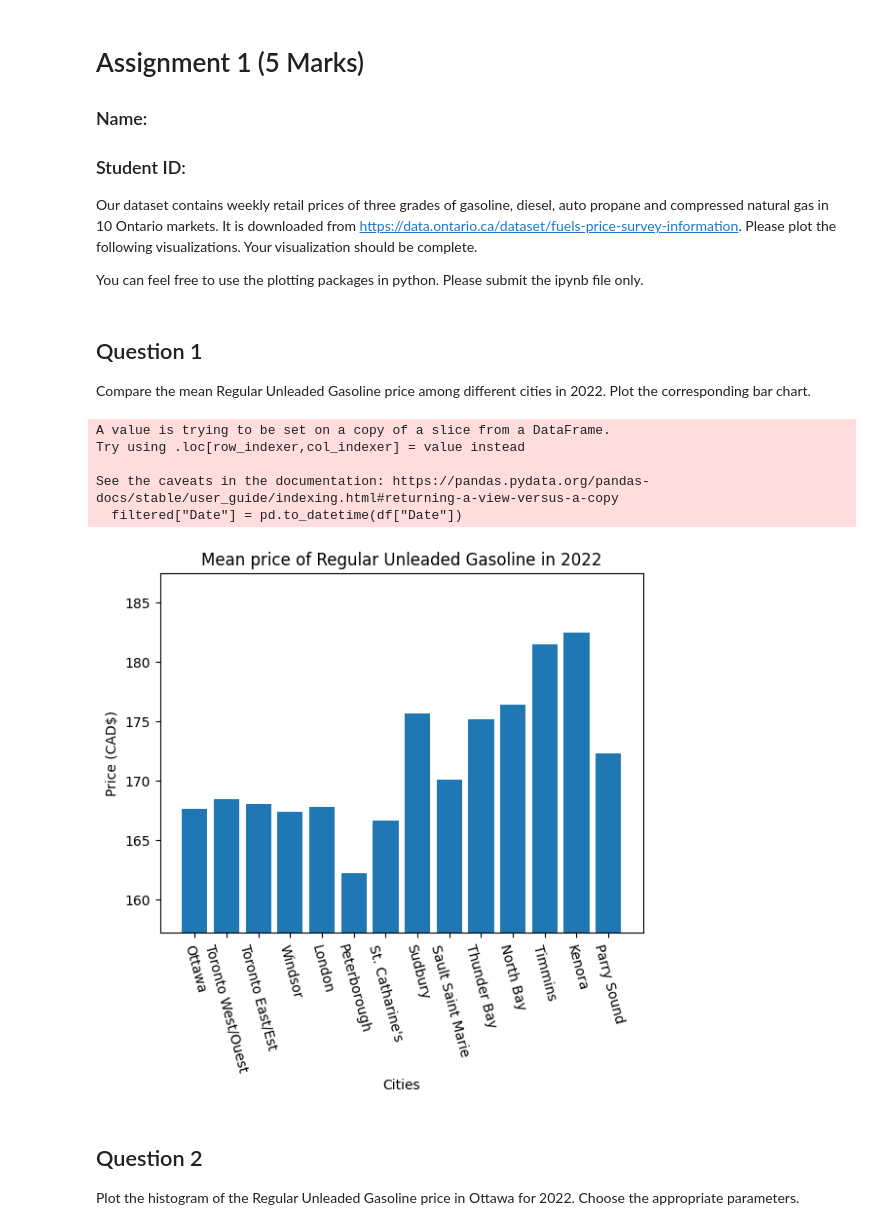
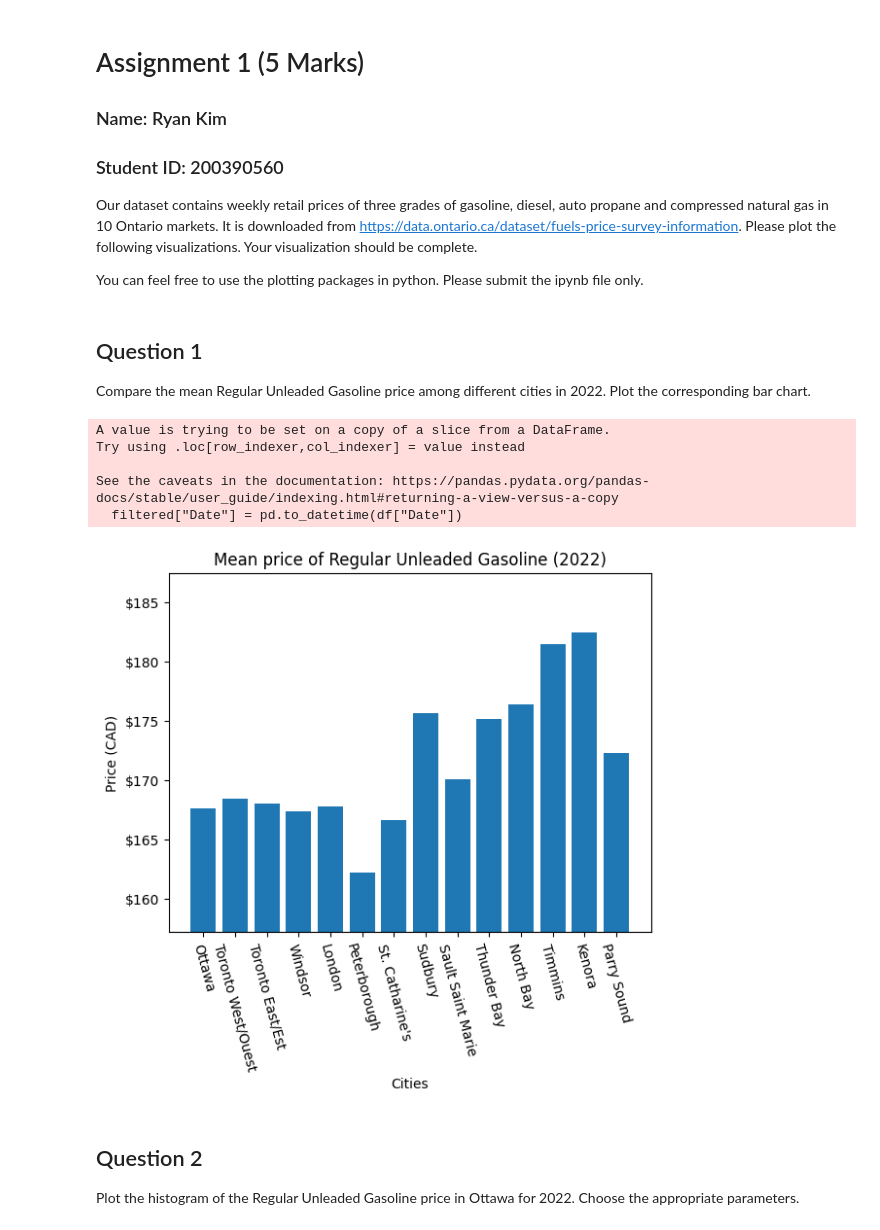
Before and after one commit to Ryan-JW-Kim/Year3Sem2, a Jupyter notebook: CP321/Assignment1/Assignment1.ipynb, the cells around one changed output. Saved outputs shown, nothing was run; the diff lists cells and outputs as text; code cells hidden in the pictures.

```diff
--- a/CP321/Assignment1/Assignment1.ipynb
+++ b/CP321/Assignment1/Assignment1.ipynb
@@ -1,8 +1,8 @@
 # %% [markdown]
 # Assignment 1 (5 Marks)
 
-### Name:
-### Student ID:
+### Name: Ryan Kim
+### Student ID: 200390560
 
 Our dataset contains weekly retail prices of three grades of gasoline, diesel, auto propane and compressed natural gas in 10 Ontario markets. It is downloaded from https://data.ontario.ca/dataset/fuels-price-survey-information. Please plot the following visualizations. Your visualization should be complete.
 
@@ -15,41 +15,49 @@ df = pd.read_csv('data/fueltypesall1991-2023.csv')
 
 Compare the mean Regular Unleaded Gasoline price among different cities in 2022. Plot the corresponding bar chart.
 # %%
+from matplotlib.ticker import FormatStrFormatter
 import matplotlib.pyplot as plt
 import datetime as dt
-import numpy as np
 
 # Filter for only Regular Unleaded Gasoline
 filtered = df[df["Fuel Type"] == "Regular Unleaded Gasoline"]
 
 # Filter for entries of 2022
 filtered["Date"] = pd.to_datetime(df["Date"])
 filtered = filtered[filtered["Date"].dt.year == 2022]
 
 # Calculate mean values of include dataframe
 mean_values = filtered.mean(numeric_only=True)[:-3]
 
-# Ignore non-city columns
+# Ignore non-city columns (as stated in quetion)
 cities = df.columns.to_list()[1:-5]
 
 # Define lower and upper ranges for better readibility
 lower_range = mean_values.min() - 5
 upper_range = mean_values.max() + 5
 
-plt.title("Mean price of Regular Unleaded Gasoline in 2022")
+plt.title("Mean price of Regular Unleaded Gasoline (2022)")
 plt.xlabel("Cities")
-plt.ylabel("Price (CAD$)")
+plt.ylabel("Price (CAD)")
+
+# Add dollar sign on y-axis
+plt.gca().yaxis.set_major_formatter(FormatStrFormatter('$%d'))
+
+# For increased readability zoom in
 plt.ylim(lower_range, upper_range)
+
+# Angle City names to for readability
 plt.xticks(rotation=-75)
+
 plt.bar(cities, mean_values)
 plt.show()
 # %% [output]
 A value is trying to be set on a copy of a slice from a DataFrame.
 Try using .loc[row_indexer,col_indexer] = value instead
 
 See the caveats in the documentation: https://pandas.pydata.org/pandas-docs/stable/user_guide/indexing.html#returning-a-view-versus-a-copy
   filtered["Date"] = pd.to_datetime(df["Date"])
-[figure, old version]
+[figure, new version]
 # %% [markdown]
 ## Question 2
 
```
Also changed, not shown: parts of 2 cells of this notebook, 2 other files.
